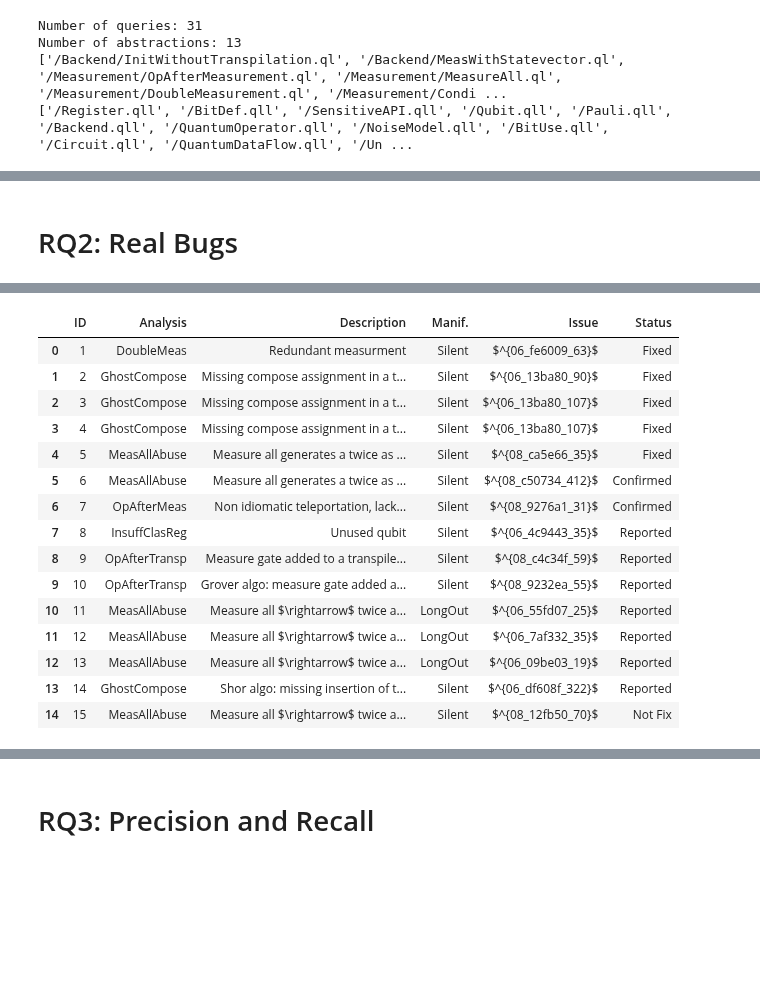
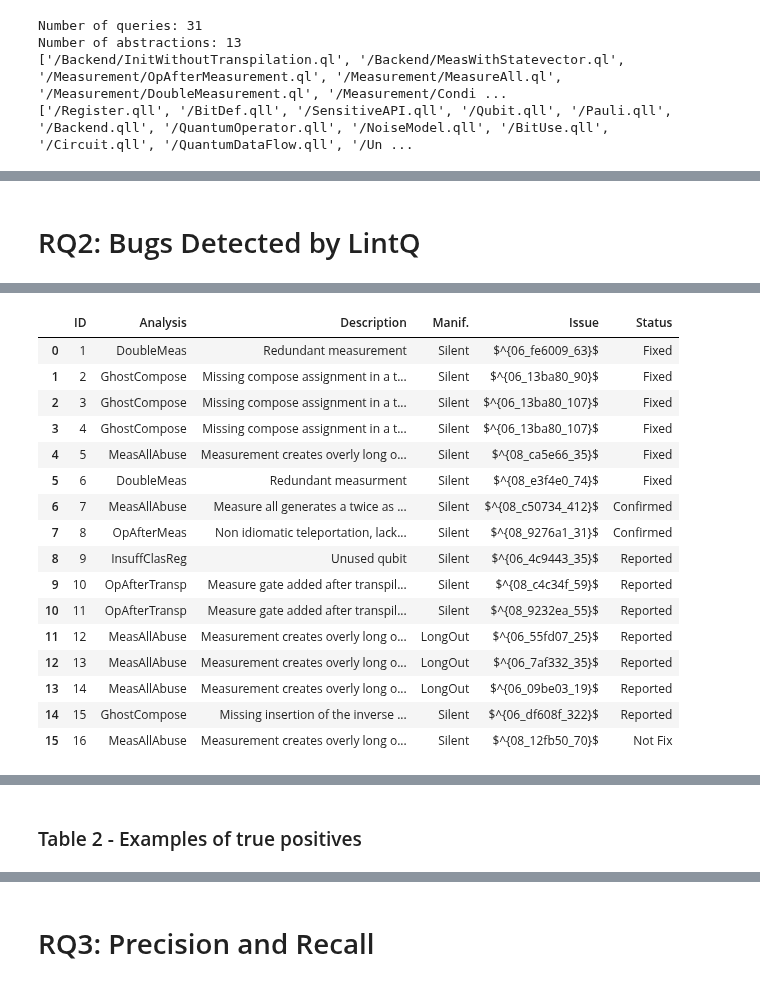
Before and after one commit to sola-st/LintQ, a Jupyter notebook: notebooks/RQs_Reproduce_Analysis_Results_LintQ_REVISION.ipynb, the cells around one changed output, grey strips where cells are left out. Drawn from its saved outputs; the diff is of its cells as text; code cells hidden in the pictures; blank space fills up the shorter version.

```diff
--- a/notebooks/RQs_Reproduce_Analysis_Results_LintQ_REVISION.ipynb
+++ b/notebooks/RQs_Reproduce_Analysis_Results_LintQ_REVISION.ipynb
@@ -898,5 +826,5 @@ Passing `palette` without assigning `hue` is deprecated and will be removed in v
 # %% [markdown]
-# RQ2: Real Bugs
+# RQ2:  Bugs Detected by LintQ
 # %%
 df_real_bugs_reported = pd.read_csv(PATH_REAL_BUGS)
 # keep only those reported by last version of detectors
@@ -932,39 +860,11 @@ df_real_bugs_reported["status"] = pd.Categorical(
 )
 df_real_bugs_reported = df_real_bugs_reported.sort_values("status")
 
-print(df_real_bugs_reported.columns)
-mapping_numbers = {
-    "1": "One",
-    "2": "Two",
-    "3": "Thr",
-    "4": "Fou",
-    "5": "Fiv",
-    "6": "Six",
-    "7": "Sev",
-    "8": "Eig",
-    "9": "Nin",
-    "0": "Zer",
-}
-# display(df_real_bugs_reported)
-
 df_real_bugs_reported = df_real_bugs_reported.reset_index(drop=True)
 # display(df_real_bugs_reported)
 # assign an increasing ID starting from 1
 df_real_bugs_reported["ID"] = df_real_bugs_reported.index + 1
 
-
-
-for i, row in df_real_bugs_reported.iterrows():
-    msg = row["issue"]
-    # remove underscores
-    msg = msg.replace("_", "")
-    for k, v in mapping_numbers.items():
-        msg = msg.replace(k, v)
-    # msg = msg.translate(str.maketrans('', '', string.punctuation))
-    # msg = ''.join([w.capitalize() for w in msg.lower().split()])
-    # msg = ''.join(ch for ch in msg if ch.isalpha())
-    if msg != "":
-        print("\\newcommand{\\ID" + msg + "}{" + str(row["ID"]) + "}")
 
 # Keep only relevant columns columns
 df_real_bugs_reported = df_real_bugs_reported[
@@ -991,18 +891,4 @@ df_real_bugs_reported.rename(
     }, inplace=True
 )
 display(df_real_bugs_reported)
-
-# drop Issue
-df_real_bugs_reported.drop(columns=["Issue"], inplace=True)
-display(df_real_bugs_reported)
-
-# export to latex
-table = df_real_bugs_reported.to_latex(
-    # index=False, column_format="p{0.1cm}p{2cm}p{6.2cm}p{0.8cm}p{0.8cm}p{1.4cm}")
-    index=False, column_format="@{}rllll@{}")
-# escape %
-table = table.replace("%", "\\%")
-table = table.replace("_", "\_")
-
-print(table)
 # %% [output]
@@ -1028,16 +895,17 @@ Index(['issue', 'rule_id', 'description', 'file', 'line',
 |  | ID | Analysis | Description | Manif. | Issue | Status |
-| 0 | 1 | DoubleMeas | Redundant measurment | Silent | $^{06_fe6009_63}$ | Fixed |
+| 0 | 1 | DoubleMeas | Redundant measurement | Silent | $^{06_fe6009_63}$ | Fixed |
 | 1 | 2 | GhostCompose | Missing compose assignment in a t... | Silent | $^{06_13ba80_90}$ | Fixed |
 | 2 | 3 | GhostCompose | Missing compose assignment in a t... | Silent | $^{06_13ba80_107}$ | Fixed |
 | 3 | 4 | GhostCompose | Missing compose assignment in a t... | Silent | $^{06_13ba80_107}$ | Fixed |
-| 4 | 5 | MeasAllAbuse | Measure all generates a twice as ... | Silent | $^{08_ca5e66_35}$ | Fixed |
-| 5 | 6 | MeasAllAbuse | Measure all generates a twice as ... | Silent | $^{08_c50734_412}$ | Confirmed |
-| 6 | 7 | OpAfterMeas | Non idiomatic teleportation, lack... | Silent | $^{08_9276a1_31}$ | Confirmed |
-| 7 | 8 | InsuffClasReg | Unused qubit | Silent | $^{06_4c9443_35}$ | Reported |
-| 8 | 9 | OpAfterTransp | Measure gate added to a transpile... | Silent | $^{08_c4c34f_59}$ | Reported |
-| 9 | 10 | OpAfterTransp | Grover algo: measure gate added a... | Silent | $^{08_9232ea_55}$ | Reported |
-| 10 | 11 | MeasAllAbuse | Measure all $\rightarrow$ twice a... | LongOut | $^{06_55fd07_25}$ | Reported |
-| 11 | 12 | MeasAllAbuse | Measure all $\rightarrow$ twice a... | LongOut | $^{06_7af332_35}$ | Reported |
-| 12 | 13 | MeasAllAbuse | Measure all $\rightarrow$ twice a... | LongOut | $^{06_09be03_19}$ | Reported |
-| 13 | 14 | GhostCompose | Shor algo: missing insertion of t... | Silent | $^{06_df608f_322}$ | Reported |
-| 14 | 15 | MeasAllAbuse | Measure all $\rightarrow$ twice a... | Silent | $^{08_12fb50_70}$ | Not Fix |
+| 4 | 5 | MeasAllAbuse | Measurement creates overly long o... | Silent | $^{08_ca5e66_35}$ | Fixed |
+| 5 | 6 | DoubleMeas | Redundant measurment | Silent | $^{08_e3f4e0_74}$ | Fixed |
+| 6 | 7 | MeasAllAbuse | Measure all generates a twice as ... | Silent | $^{08_c50734_412}$ | Confirmed |
+| 7 | 8 | OpAfterMeas | Non idiomatic teleportation, lack... | Silent | $^{08_9276a1_31}$ | Confirmed |
+| 8 | 9 | InsuffClasReg | Unused qubit | Silent | $^{06_4c9443_35}$ | Reported |
+| 9 | 10 | OpAfterTransp | Measure gate added after transpil... | Silent | $^{08_c4c34f_59}$ | Reported |
+| 10 | 11 | OpAfterTransp | Measure gate added after transpil... | Silent | $^{08_9232ea_55}$ | Reported |
+| 11 | 12 | MeasAllAbuse | Measurement creates overly long o... | LongOut | $^{06_55fd07_25}$ | Reported |
+| 12 | 13 | MeasAllAbuse | Measurement creates overly long o... | LongOut | $^{06_7af332_35}$ | Reported |
+| 13 | 14 | MeasAllAbuse | Measurement creates overly long o... | LongOut | $^{06_09be03_19}$ | Reported |
+| 14 | 15 | GhostCompose | Missing insertion of the inverse ... | Silent | $^{06_df608f_322}$ | Reported |
+| 15 | 16 | MeasAllAbuse | Measurement creates overly long o... | Silent | $^{08_12fb50_70}$ | Not Fix |
@@ -1076,0 +912,2 @@ ID & Analysis & Description & Manif. & Status \\
+# %% [markdown]
+### Table 2 - Examples of true positives
```
Also changed, not shown: parts of 45 cells of this notebook, 19 other files.
